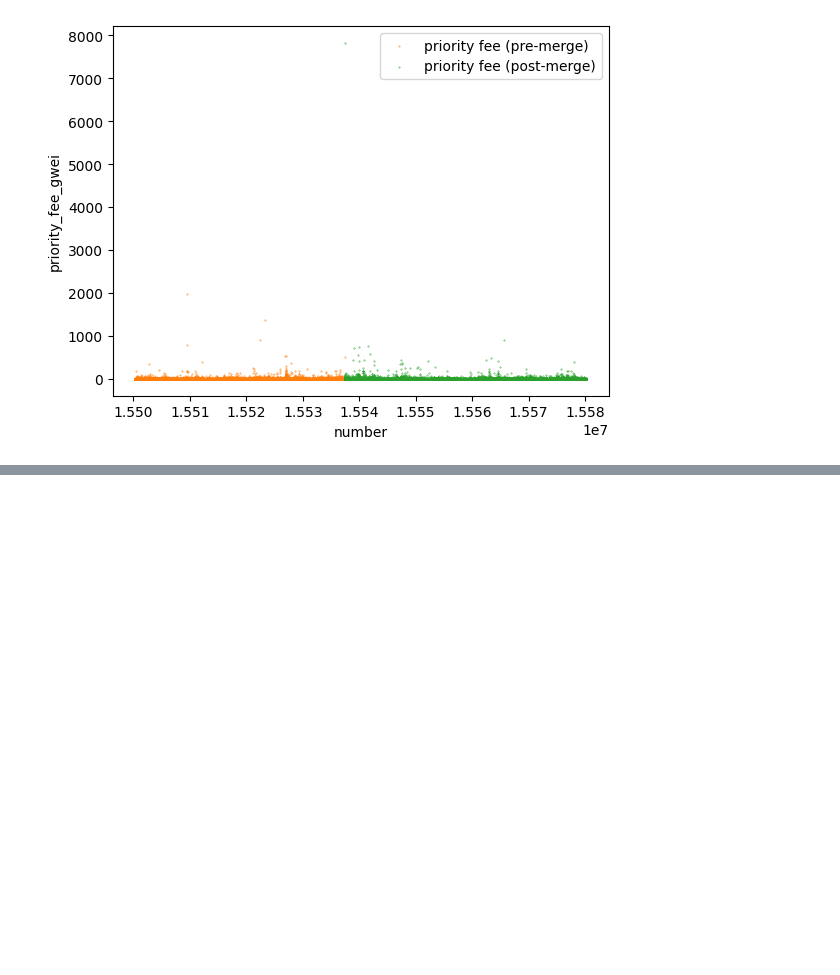
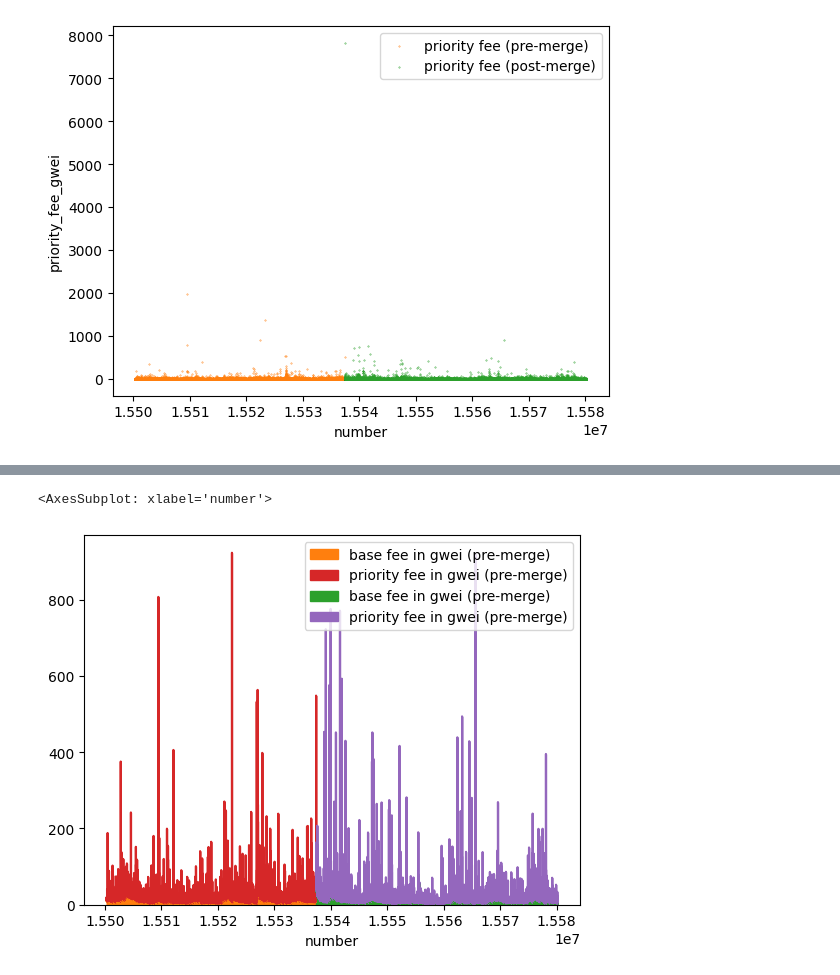
Before and after one commit to fmrmf/merge-challenge, a Jupyter notebook: notebook/transactions.ipynb, the cells around one changed output, grey strips where cells are left out. Saved outputs shown, nothing was run; the diff lists cells and outputs as text; code cells hidden in the pictures; blank space fills up the shorter version.

Commit message:
min priority fee hists in transactions nb

```diff
--- a/notebook/transactions.ipynb
+++ b/notebook/transactions.ipynb
@@ -391,0 +394,7 @@ qt_group_by_block_avgs[(qt_group_by_block_avgs["number"] >= merge_block_number)
+# %%
+# priority fees can be insane
+ax = qt_group_by_block_avgs[(qt_group_by_block_avgs["number"] < merge_block_number) & (qt_group_by_block_avgs["priority_fee_gwei"] < fee_filter_max)].plot(x='number', y=['base_fee_gwei', 'priority_fee_gwei'], kind='area', color=['C1', 'C3'], label=['base fee in gwei (pre-merge)', 'priority fee in gwei (pre-merge)'])
+qt_group_by_block_avgs[(qt_group_by_block_avgs["number"] >= merge_block_number) & (qt_group_by_block_avgs["priority_fee_gwei"] < fee_filter_max)].plot(x='number', y=['base_fee_gwei', 'priority_fee_gwei'], kind='area', color=['C2', 'C4'], label=['base fee in gwei (pre-merge)', 'priority fee in gwei (pre-merge)'], ax=ax)
+# %% [output]
+<AxesSubplot: xlabel='number'>
+[figure, added]
```
Also changed, not shown: parts of 27 cells of this notebook, 3 other files.
